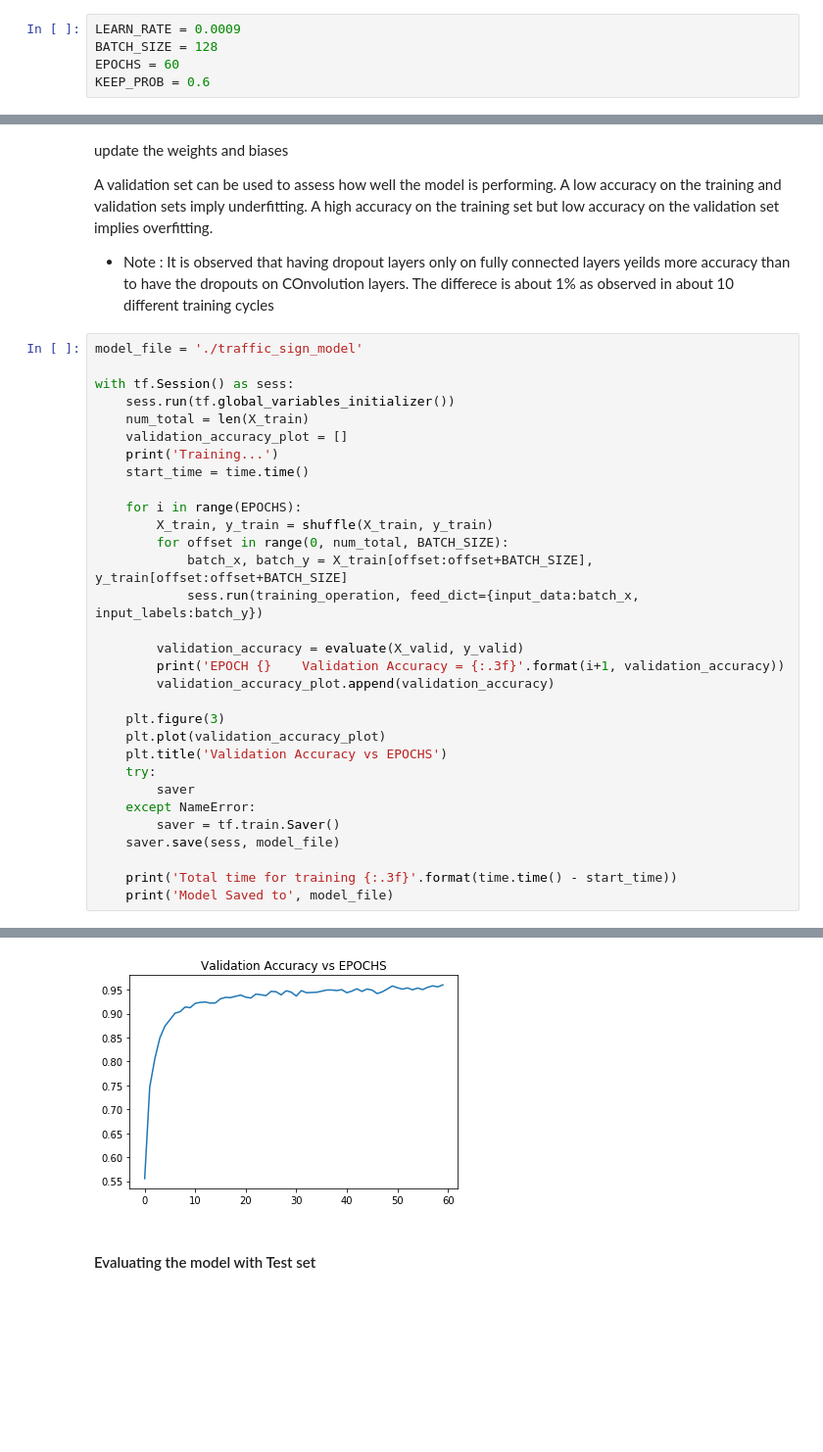
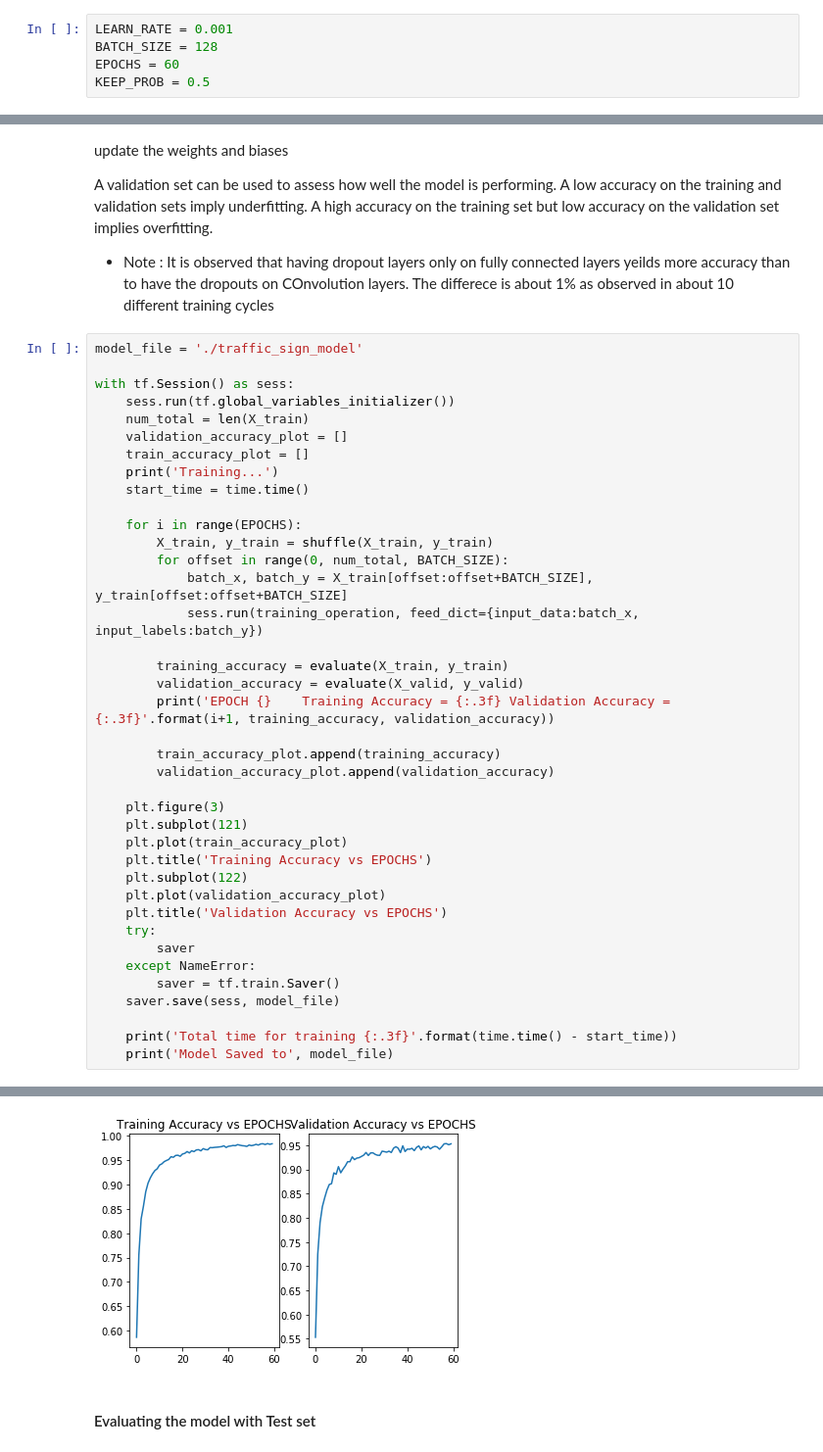
Before and after one commit to mymachinelearnings/CarND-Traffic-Sign-Classifier-Project, a Jupyter notebook: Traffic_Sign_Classifier.ipynb, the cells around one changed output, grey strips where cells are left out. Shown at 98% size. Cells and saved outputs as stored; diff of their text form; blank space fills up the shorter version.

Commit message:
traing and test done ,last for today

```diff
--- a/Traffic_Sign_Classifier.ipynb
+++ b/Traffic_Sign_Classifier.ipynb
@@ -224,10 +238,10 @@ This is based on LeNet Architecture by Yann LeCunn
 # %% [markdown]
 #### Constants for the training model
 # %%
-LEARN_RATE = 0.0009
+LEARN_RATE = 0.001
 BATCH_SIZE = 128
 EPOCHS = 60
-KEEP_PROB = 0.6
+KEEP_PROB = 0.5
 # %%
 # Conv --> MaxPool --> Conv --> MaxPool --> FC1 --> FC2 --> o/p
 def NN_LeNet(inputs):
@@ -362,6 +376,7 @@ with tf.Session() as sess:
     sess.run(tf.global_variables_initializer())
     num_total = len(X_train)
     validation_accuracy_plot = []
+    train_accuracy_plot = []
     print('Training...')
     start_time = time.time()
 
@@ -371,11 +386,18 @@ with tf.Session() as sess:
             batch_x, batch_y = X_train[offset:offset+BATCH_SIZE], y_train[offset:offset+BATCH_SIZE]
             sess.run(training_operation, feed_dict={input_data:batch_x, input_labels:batch_y})
 
+        training_accuracy = evaluate(X_train, y_train)
         validation_accuracy = evaluate(X_valid, y_valid)
-        print('EPOCH {}    Validation Accuracy = {:.3f}'.format(i+1, validation_accuracy))
+        print('EPOCH {}    Training Accuracy = {:.3f} Validation Accuracy = {:.3f}'.format(i+1, training_accuracy, validation_accuracy))
+
+        train_accuracy_plot.append(training_accuracy)
         validation_accuracy_plot.append(validation_accuracy)
 
     plt.figure(3)
+    plt.subplot(121)
+    plt.plot(train_accuracy_plot)
+    plt.title('Training Accuracy vs EPOCHS')
+    plt.subplot(122)
     plt.plot(validation_accuracy_plot)
     plt.title('Validation Accuracy vs EPOCHS')
     try:
@@ -406,5 +428,5 @@ Total time for training 138.571
 Model Saved to ./traffic_sign_model
-[figure, old version]
+[figure, new version]
 # %% [markdown]
 #### Evaluating the model with Test set
 # %%
```
Also changed, not shown: parts of 5 cells of this notebook, 5 other files.
